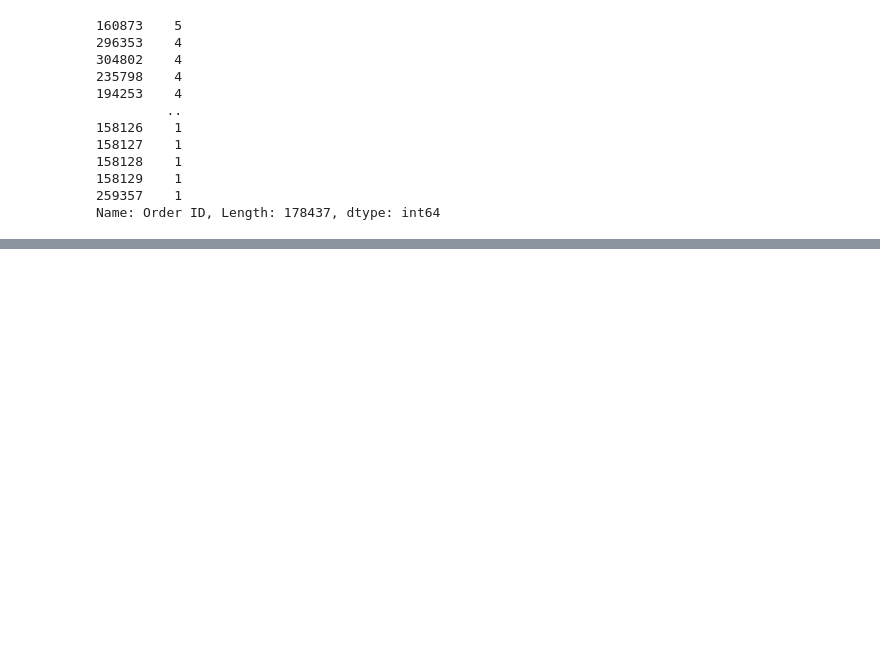
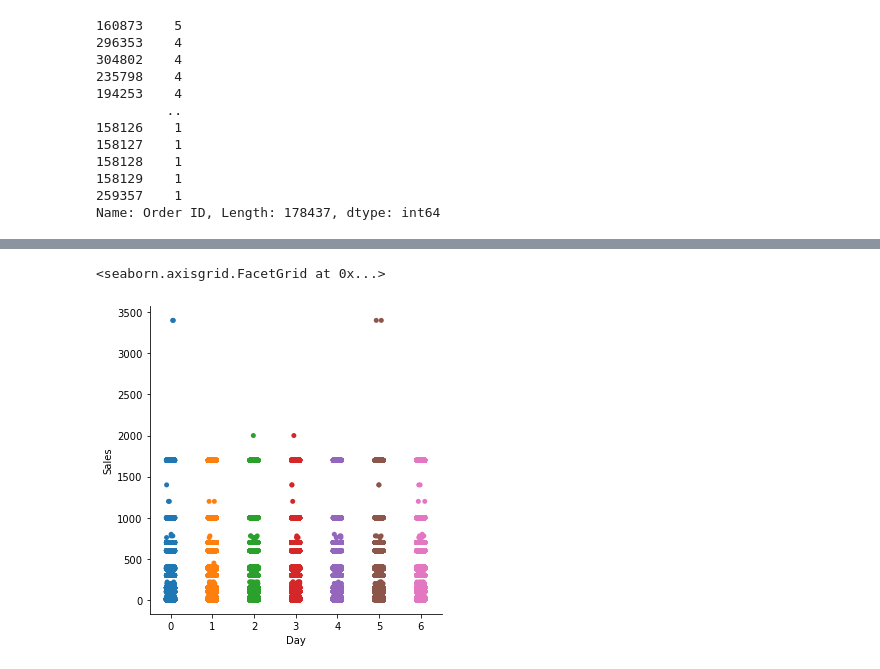
Before and after one commit to PONKAS/Data-Analysis, a Jupyter notebook: SalesReport.ipynb, the cells around one changed output, grey strips where cells are left out. Saved outputs shown, nothing was run; the diff lists cells and outputs as text; code cells hidden in the pictures; blank space fills up the shorter version.

```diff
--- a/SalesReport.ipynb
+++ b/SalesReport.ipynb
@@ -333,3 +334,8 @@ cdf[cdf["Order ID"] == 160873]
 | 65931 | 160873 | Apple Airpods Headphones | 1 | 150.00 | 2019-02-10 10:24:00 | 702 River St, San Francisco, CA 9... | 2019-02-10 | 2 | ... |
 | 65932 | 160873 | Wired Headphones | 1 | 11.99 | 2019-02-10 10:24:00 | 702 River St, San Francisco, CA 9... | 2019-02-10 | 2 | ... |
 | 65933 | 160873 | Google Phone | 1 | 600.00 | 2019-02-10 10:24:00 | 702 River St, San Francisco, CA 9... | 2019-02-10 | 2 | ... |
+# %%
+sn.catplot(data=cdf, x="Day", y="Sales")
+# %% [output]
+<seaborn.axisgrid.FacetGrid at 0x...>
+[figure, added]
```
Also changed, not shown: parts of 11 cells of this notebook.
